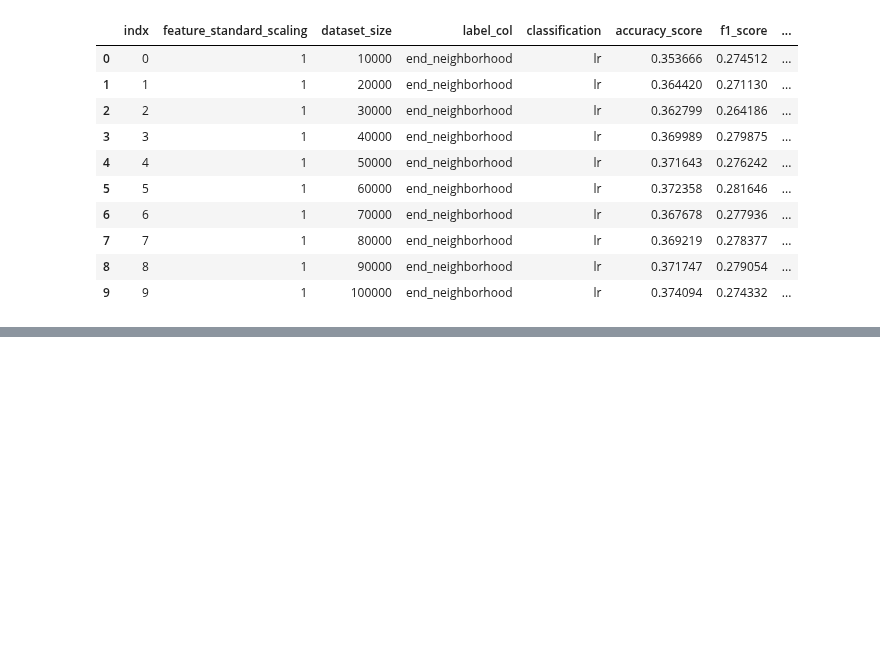
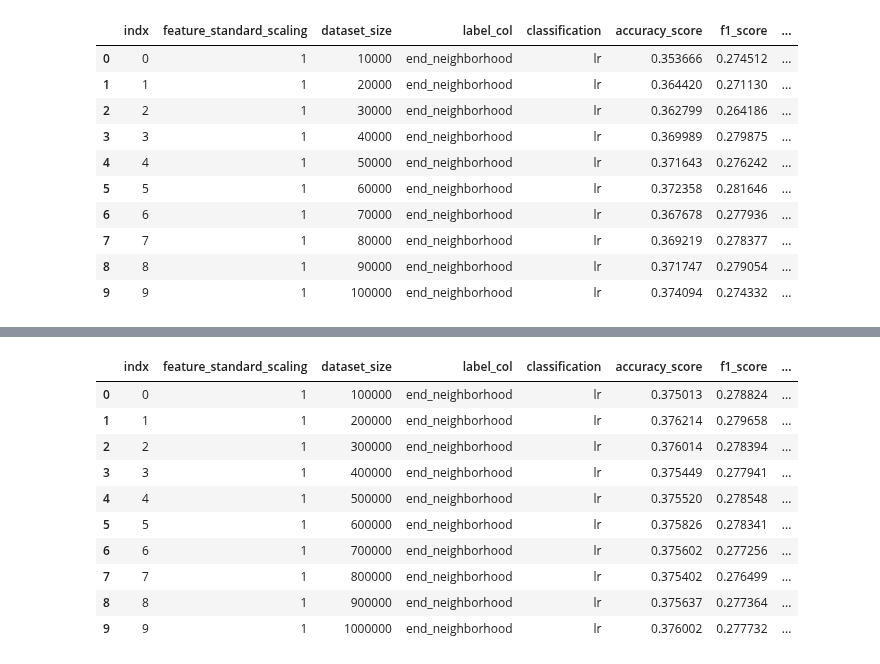
Before and after one commit to namoopsoo/learn-citibike, a Jupyter notebook: try_SGD_05072016.ipynb, the cells around one changed output, grey strips where cells are left out. Cells and saved outputs as stored; diff of their text form; code cells hidden in the pictures; blank space fills up the shorter version.

```diff
--- a/try_SGD_05072016.ipynb
+++ b/try_SGD_05072016.ipynb
@@ -124,6 +167,27 @@ mini_datasets = [{'name': '201509_10-citibike-tripdata.csv.annotated.10000.06112
   'size': 90000},
  {'name': '201509_10-citibike-tripdata.csv.annotated.100000.06112016T2053.csv',
   'size': 100000}]
+# %%
+medium_datasets = [{'name': '201509_10-citibike-tripdata.csv.annotated.100000.06112016T2152.csv',
+  'size': 100000},
+ {'name': '201509_10-citibike-tripdata.csv.annotated.200000.06112016T2152.csv',
+  'size': 200000},
+ {'name': '201509_10-citibike-tripdata.csv.annotated.300000.06112016T2153.csv',
+  'size': 300000},
+ {'name': '201509_10-citibike-tripdata.csv.annotated.400000.06112016T2153.csv',
+  'size': 400000},
+ {'name': '201509_10-citibike-tripdata.csv.annotated.500000.06112016T2153.csv',
+  'size': 500000},
+ {'name': '201509_10-citibike-tripdata.csv.annotated.600000.06112016T2154.csv',
+  'size': 600000},
+ {'name': '201509_10-citibike-tripdata.csv.annotated.700000.06112016T2154.csv',
+  'size': 700000},
+ {'name': '201509_10-citibike-tripdata.csv.annotated.800000.06112016T2155.csv',
+  'size': 800000},
+ {'name': '201509_10-citibike-tripdata.csv.annotated.900000.06112016T2156.csv',
+  'size': 900000},
+ {'name': '201509_10-citibike-tripdata.csv.annotated.1000000.06112016T2157.csv',
+  'size': 1000000}]
 # %%
 station_df_columns = [u'station_name', u'postal_code', u'sublocality',
        u'neighborhood', u'state']
@@ -912,0 +966,3 @@ out
+# %%
+
+results6 = experiment_with_sgd(medium_datasets, holdout_df)
@@ -912,0 +996,16 @@ out
+# %%
+results6_df = _df_from_results(results6)
+# %%
+results6_df
+# %% [output]
+|  | indx | feature_standard_scaling | dataset_size | label_col | classification | accuracy_score | f1_score | ... |
+| 0 | 0 | 1 | 100000 | end_neighborhood | lr | 0.375013 | 0.278824 | ... |
+| 1 | 1 | 1 | 200000 | end_neighborhood | lr | 0.376214 | 0.279658 | ... |
+| 2 | 2 | 1 | 300000 | end_neighborhood | lr | 0.376014 | 0.278394 | ... |
+| 3 | 3 | 1 | 400000 | end_neighborhood | lr | 0.375449 | 0.277941 | ... |
+| 4 | 4 | 1 | 500000 | end_neighborhood | lr | 0.375520 | 0.278548 | ... |
+| 5 | 5 | 1 | 600000 | end_neighborhood | lr | 0.375826 | 0.278341 | ... |
+| 6 | 6 | 1 | 700000 | end_neighborhood | lr | 0.375602 | 0.277256 | ... |
+| 7 | 7 | 1 | 800000 | end_neighborhood | lr | 0.375402 | 0.276499 | ... |
+| 8 | 8 | 1 | 900000 | end_neighborhood | lr | 0.375637 | 0.277364 | ... |
+| 9 | 9 | 1 | 1000000 | end_neighborhood | lr | 0.376002 | 0.277732 | ... |
```
Also changed, not shown: parts of 30 cells of this notebook, 3 other files.
